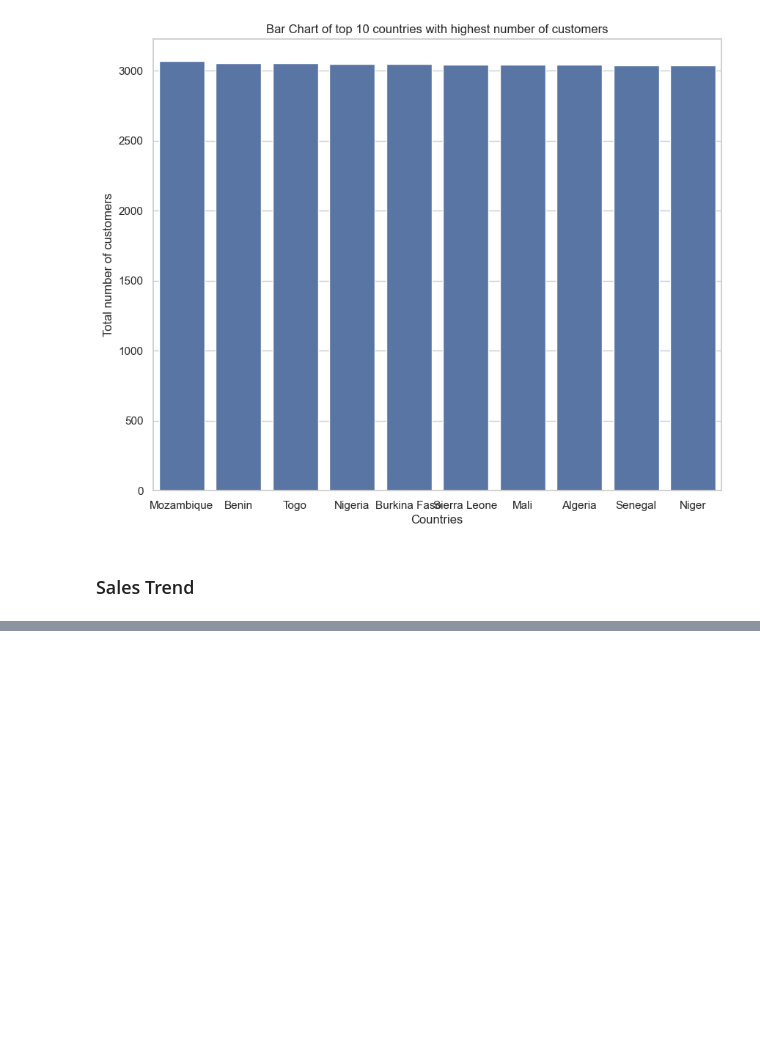
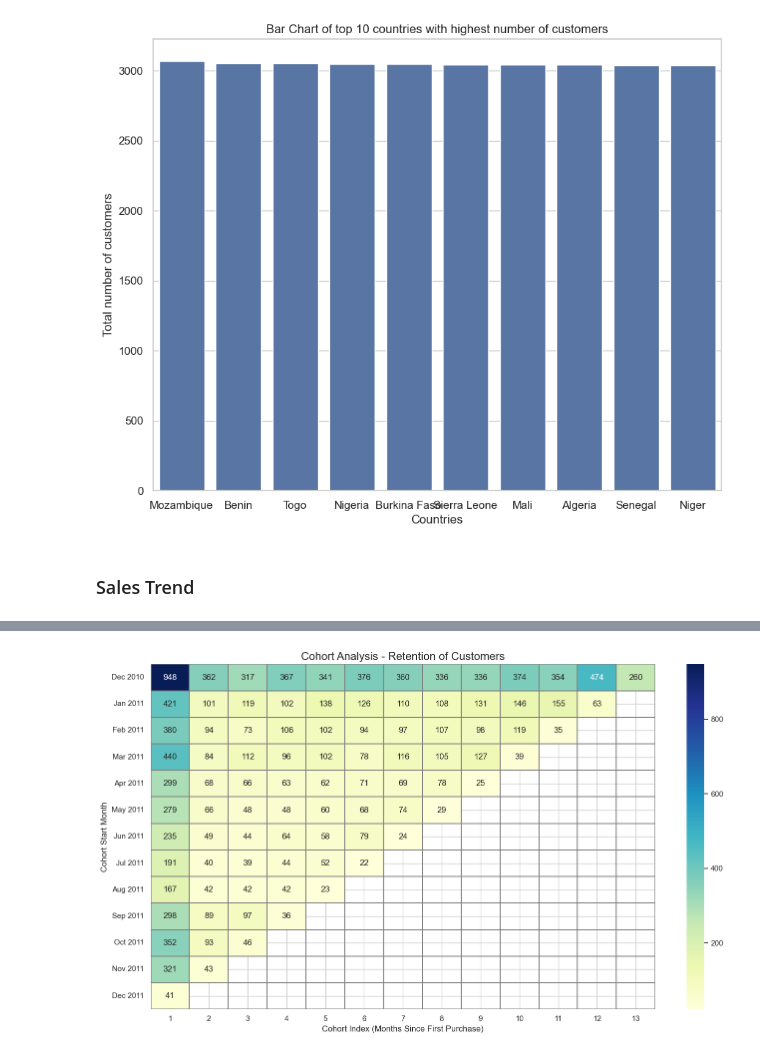
Before and after one commit to tai-dauda/Ecommerce_Cohort_Analysis, a Jupyter notebook: notebooks/Untitled.ipynb, the cells around one changed output, grey strips where cells are left out. Saved outputs shown, nothing was run; the diff lists cells and outputs as text; code cells hidden in the pictures; blank space fills up the shorter version.

```diff
--- a/notebooks/Untitled.ipynb
+++ b/notebooks/Untitled.ipynb
@@ -227,0 +283,3 @@ plt.show()
+# %%
+data['InvoiceDate'] = data['InvoiceDate'].apply(get_month_year)
+data.head(5)
@@ -227,0 +460,10 @@ plt.show()
+# %%
+
+# Grouping by CohortDate and CohortIndex
+cohort_group = data.groupby(['CohortDate', 'CohortIndex'])['CustomerID'].nunique().reset_index()
+
+# Rename for clarity
+cohort_group.columns = ['CohortDate', 'CohortIndex', 'NumCustomers']
+
+# Display result
+cohort_group.head(10)
@@ -227,0 +482,11 @@ plt.show()
+# %%
+# Create a pivot table
+cohort_pivot = cohort_group.pivot(index='CohortDate',
+                                   columns='CohortIndex',
+                                   values='NumCustomers')
+
+# Reformat CohortDate index to a readable string format: "Month Year"
+cohort_pivot.index = cohort_pivot.index.to_period('M').strftime('%b %Y')
+
+# Display the pivot table with new index format
+cohort_pivot.head(20)
@@ -227,0 +509,21 @@ plt.show()
+# %%
+# Set up the figure size and style
+plt.figure(figsize=(14, 8))
+plt.title('Cohort Analysis - Retention of Customers', fontsize=16)
+
+# Use seaborn's heatmap
+sns.heatmap(cohort_pivot,
+            annot=True,
+            fmt='g',  # integer format
+            cmap='YlGnBu',
+            linewidths=0.3,
+            linecolor='gray')
+
+plt.xlabel('Cohort Index (Months Since First Purchase)', fontsize=12)
+plt.ylabel('Cohort Start Month', fontsize=12)
+plt.yticks(rotation=0)
+plt.xticks(rotation=0)
+plt.tight_layout()
+plt.show()
+# %% [output]
+[figure, added]
```
Also changed, not shown: parts of 28 cells of this notebook.
